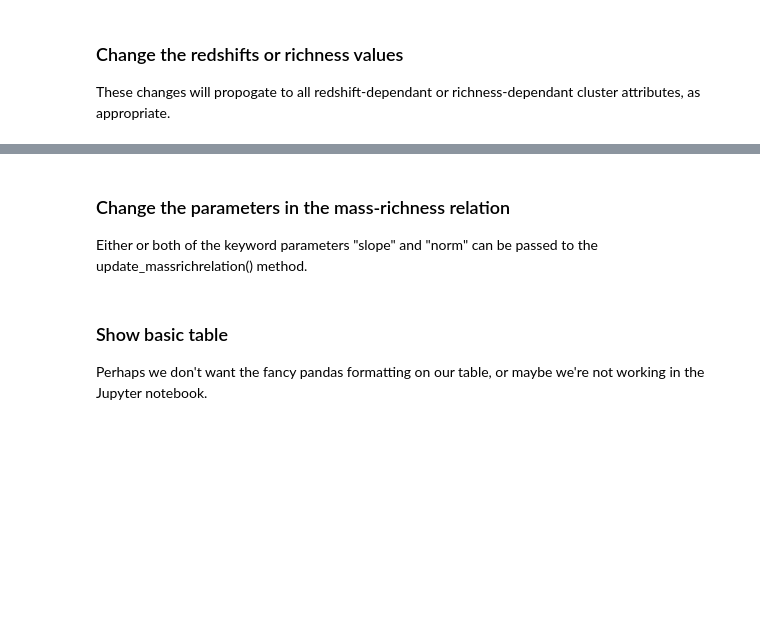
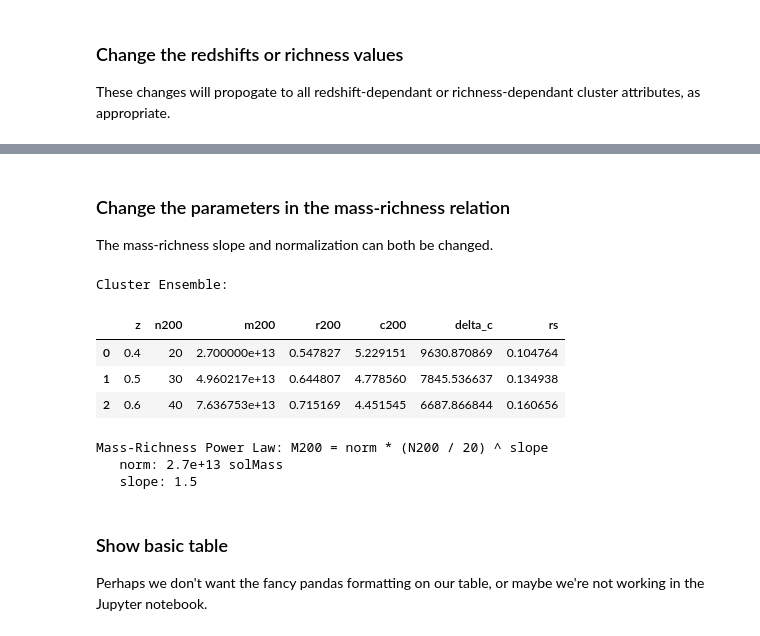
Before and after one commit to jesford/cluster-lensing, a Jupyter notebook: demo.ipynb, the cells around one changed output, grey strips where cells are left out. Cells and saved outputs as stored; diff of their text form; code cells hidden in the pictures; blank space fills up the shorter version.

Commit message:
use new way of setting slope

```diff
--- a/demo.ipynb
+++ b/demo.ipynb
@@ -83,9 +111,18 @@ c.show()
 # %% [markdown]
 ### Change the parameters in the mass-richness relation
-Either or both of the keyword parameters "slope" and "norm" can be passed to the update_massrichrelation() method.
+The mass-richness slope and normalization can both be changed.
 # %%
-c.update_massrichrelation(slope = 1.5)
+c.massrich_slope = 1.5
 c.show()
+# %% [output]
+Cluster Ensemble:
+|  | z | n200 | m200 | r200 | c200 | delta_c | rs |
+| 0 | 0.4 | 20 | 2.700000e+13 | 0.547827 | 5.229151 | 9630.870869 | 0.104764 |
+| 1 | 0.5 | 30 | 4.960217e+13 | 0.644807 | 4.778560 | 7845.536637 | 0.134938 |
+| 2 | 0.6 | 40 | 7.636753e+13 | 0.715169 | 4.451545 | 6687.866844 | 0.160656 |
+Mass-Richness Power Law: M200 = norm * (N200 / 20) ^ slope
+   norm: 2.7e+13 solMass
+   slope: 1.5
 # %% [markdown]
 ### Show basic table
 Perhaps we don't want the fancy pandas formatting on our table, or maybe we're not working in the Jupyter notebook.
```
Also changed, not shown: parts of 14 cells of this notebook.
